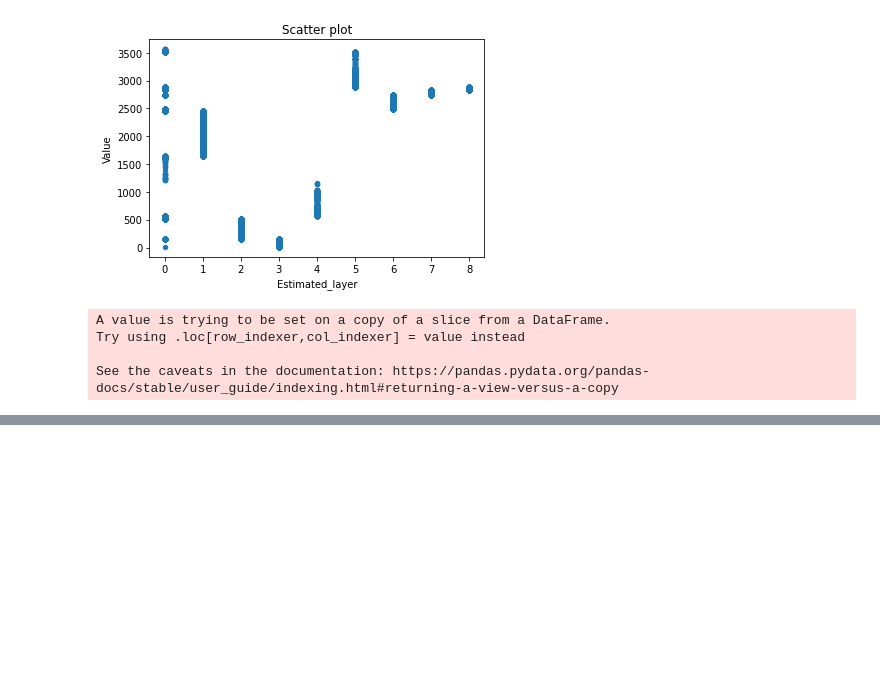
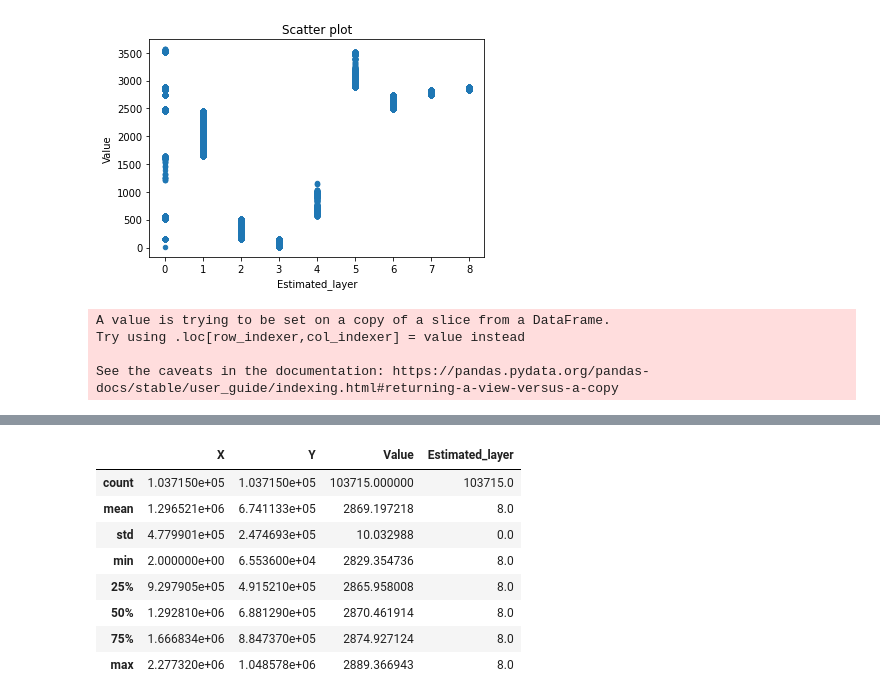
Before and after one commit to Priyanka-Kugapriya/Clustering_notebook, a Jupyter notebook: Scatter plot.ipynb, the cells around one changed output, grey strips where cells are left out. Saved outputs shown, nothing was run; the diff lists cells and outputs as text; code cells hidden in the pictures; blank space fills up the shorter version.

```diff
--- a/Scatter plot.ipynb
+++ b/Scatter plot.ipynb
@@ -198,3 +234,15 @@ fig.show()
+# %%
+df3_plot8.describe()
+# %% [output]
+|  | X | Y | Value | Estimated_layer |
+| count | 1.037150e+05 | 1.037150e+05 | 103715.000000 | 103715.0 |
+| mean | 1.296521e+06 | 6.741133e+05 | 2869.197218 | 8.0 |
+| std | 4.779901e+05 | 2.474693e+05 | 10.032988 | 0.0 |
+| min | 2.000000e+00 | 6.553600e+04 | 2829.354736 | 8.0 |
+| 25% | 9.297905e+05 | 4.915210e+05 | 2865.958008 | 8.0 |
+| 50% | 1.292810e+06 | 6.881290e+05 | 2870.461914 | 8.0 |
+| 75% | 1.666834e+06 | 8.847370e+05 | 2874.927124 | 8.0 |
+| max | 2.277320e+06 | 1.048578e+06 | 2889.366943 | 8.0 |
 # %%
 frames = [df3_plot1,df3_plot2,df3_plot7,df3_plot8]
 df3_final_plot = pd.concat(frames, keys=['label1', 'label2', 'label7', 'label8'])
```
Also changed, not shown: parts of 8 cells of this notebook.
